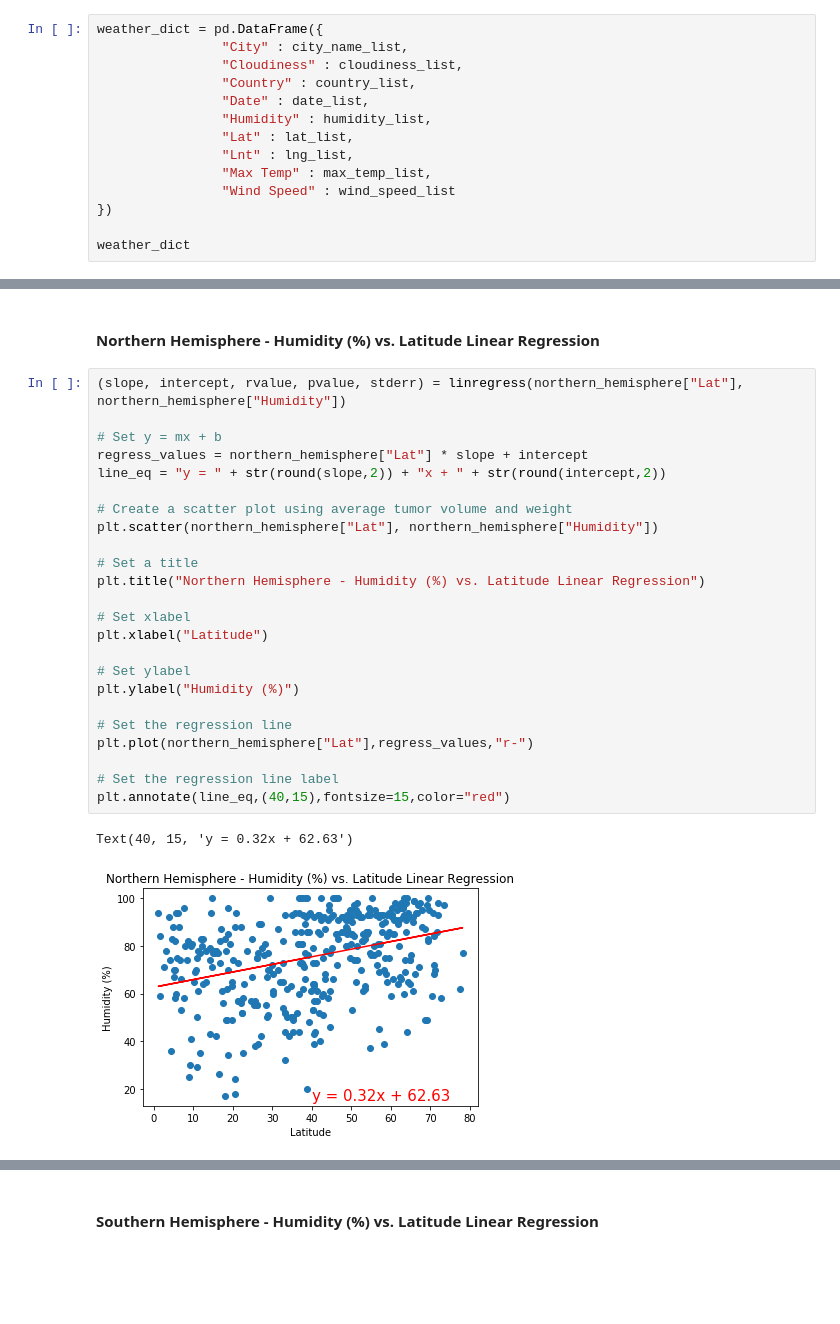
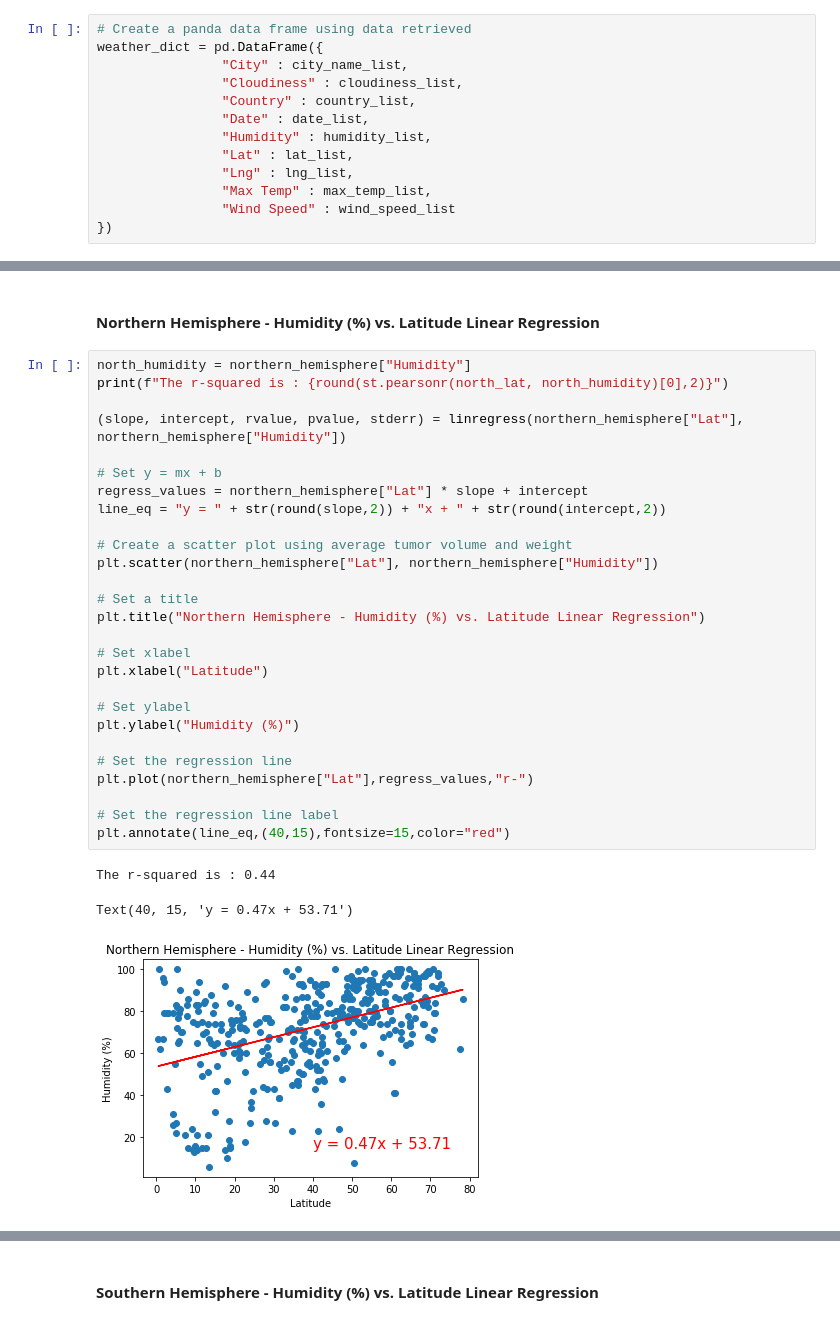
Before and after one commit to kanamoore/python-api-challenge, a Jupyter notebook: WeatherPy/WeatherPy.ipynb, the cells around one changed output, grey strips where cells are left out. Drawn from its saved outputs; the diff is of its cells as text; blank space fills up the shorter version.

```diff
--- a/WeatherPy/WeatherPy.ipynb
+++ b/WeatherPy/WeatherPy.ipynb
@@ -195,4 +135,5 @@ Humidity 568
 # %%
+# Create a panda data frame using data retrieved
 weather_dict = pd.DataFrame({
                 "City" : city_name_list,
                 "Cloudiness" : cloudiness_list,
@@ -200,9 +141,7 @@ weather_dict = pd.DataFrame({
                 "Date" : date_list,
                 "Humidity" : humidity_list,
                 "Lat" : lat_list,
-                "Lnt" : lng_list,
+                "Lng" : lng_list,
                 "Max Temp" : max_temp_list,
                 "Wind Speed" : wind_speed_list
 })
-
-weather_dict
@@ -346,29 +366,33 @@ Text(-30, 50, 'y = 0.37x + 82.93')
 # %% [markdown]
 ####  Northern Hemisphere - Humidity (%) vs. Latitude Linear Regression
 # %%
+north_humidity = northern_hemisphere["Humidity"]
+print(f"The r-squared is : {round(st.pearsonr(north_lat, north_humidity)[0],2)}")
+
 (slope, intercept, rvalue, pvalue, stderr) = linregress(northern_hemisphere["Lat"], northern_hemisphere["Humidity"])
 
 # Set y = mx + b
 regress_values = northern_hemisphere["Lat"] * slope + intercept
 line_eq = "y = " + str(round(slope,2)) + "x + " + str(round(intercept,2))
 
 # Create a scatter plot using average tumor volume and weight
 plt.scatter(northern_hemisphere["Lat"], northern_hemisphere["Humidity"])
 
 # Set a title
 plt.title("Northern Hemisphere - Humidity (%) vs. Latitude Linear Regression")
 
 # Set xlabel
 plt.xlabel("Latitude")
 
 # Set ylabel
 plt.ylabel("Humidity (%)")
 
 # Set the regression line
 plt.plot(northern_hemisphere["Lat"],regress_values,"r-")
 
 # Set the regression line label
 plt.annotate(line_eq,(40,15),fontsize=15,color="red")
 # %% [output]
-Text(40, 15, 'y = 0.32x + 62.63')
+The r-squared is : 0.44
+Text(40, 15, 'y = 0.47x + 53.71')
-[figure, old version]
+[figure, new version]
```
Also changed, not shown: parts of 31 cells of this notebook, 9 other files.
